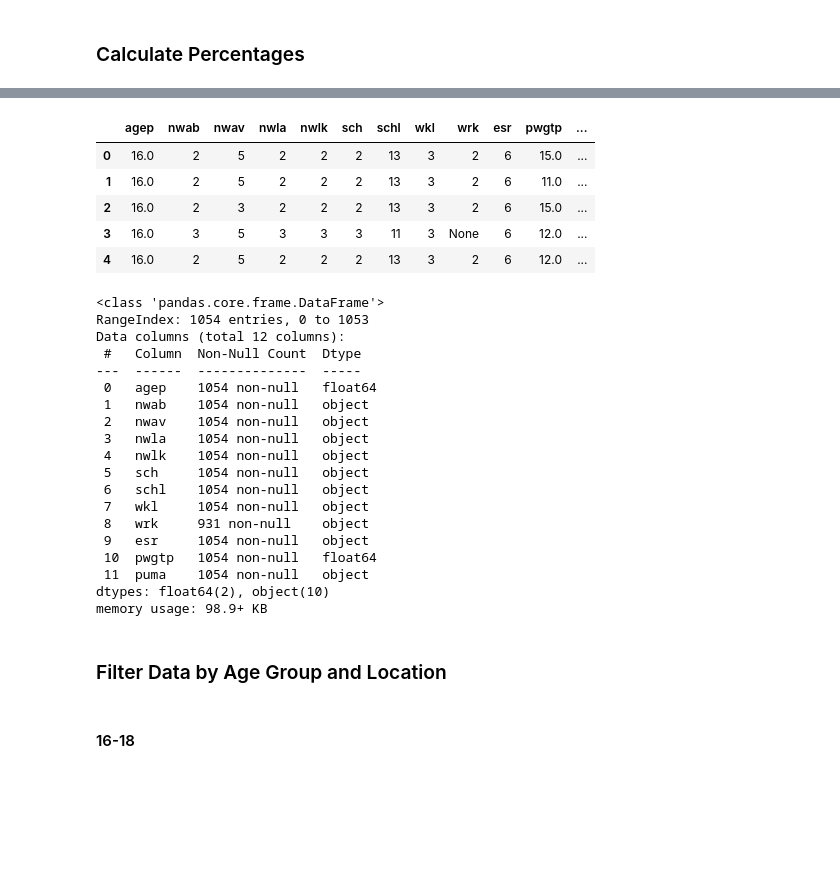
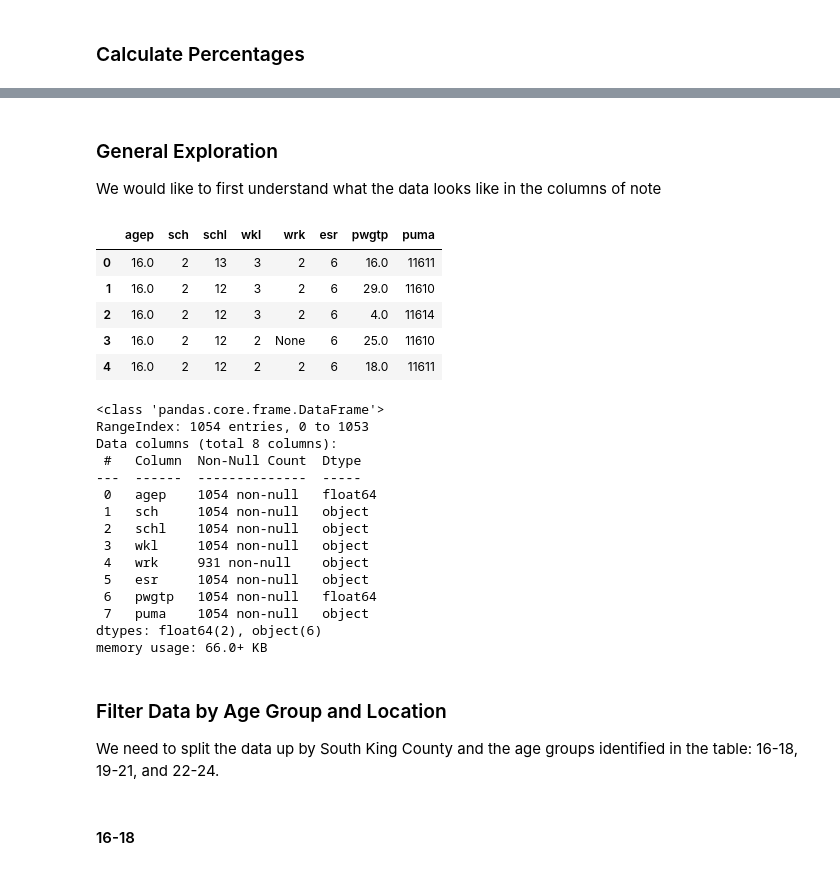
Before and after one commit to chum46/mod-1-project-chicago-seattle-ds-051120, a Jupyter notebook: notebooks/exploratory/07_cm_trend_table_viz.ipynb, the cells around one changed output, grey strips where cells are left out. Cells and saved outputs as stored; diff of their text form; code cells hidden in the pictures; blank space fills up the shorter version.

```diff
--- a/notebooks/exploratory/07_cm_trend_table_viz.ipynb
+++ b/notebooks/exploratory/07_cm_trend_table_viz.ipynb
@@ -57,46 +141,47 @@ def calc_percent (one, two, three, arg_sum, tot1, tot2, tot3, tot_sum):
+# %% [markdown]
+### General Exploration
+
+We would like to first understand what the data looks like in the columns of note
 # %%
 df = pd.read_sql(
     """
-    SELECT agep, nwab, nwav, nwla, nwlk, sch, schl, wkl, wrk, esr, pwgtp, puma
+    SELECT agep, sch, schl, wkl, wrk, esr, pwgtp, puma
     FROM pums_2017
     WHERE puma IN ('11610','11611','11612','11613','11614')
     AND agep >= 16.0
     AND agep <= 18.0
     ORDER BY agep
     """
 , conn)
 df.head()
 # %% [output]
-|  | agep | nwab | nwav | nwla | nwlk | sch | schl | wkl | wrk | esr | pwgtp | ... |
-| 0 | 16.0 | 2 | 5 | 2 | 2 | 2 | 13 | 3 | 2 | 6 | 15.0 | ... |
-| 1 | 16.0 | 2 | 5 | 2 | 2 | 2 | 13 | 3 | 2 | 6 | 11.0 | ... |
-| 2 | 16.0 | 2 | 3 | 2 | 2 | 2 | 13 | 3 | 2 | 6 | 15.0 | ... |
-| 3 | 16.0 | 3 | 5 | 3 | 3 | 3 | 11 | 3 | None | 6 | 12.0 | ... |
-| 4 | 16.0 | 2 | 5 | 2 | 2 | 2 | 13 | 3 | 2 | 6 | 12.0 | ... |
+|  | agep | sch | schl | wkl | wrk | esr | pwgtp | puma |
+| 0 | 16.0 | 2 | 13 | 3 | 2 | 6 | 16.0 | 11611 |
+| 1 | 16.0 | 2 | 12 | 3 | 2 | 6 | 29.0 | 11610 |
+| 2 | 16.0 | 2 | 12 | 3 | 2 | 6 | 4.0 | 11614 |
+| 3 | 16.0 | 2 | 12 | 2 | None | 6 | 25.0 | 11610 |
+| 4 | 16.0 | 2 | 12 | 2 | 2 | 6 | 18.0 | 11611 |
 # %%
 df.info()
 # %% [output]
 <class 'pandas.core.frame.DataFrame'>
 RangeIndex: 1054 entries, 0 to 1053
-Data columns (total 12 columns):
+Data columns (total 8 columns):
  #   Column  Non-Null Count  Dtype
 ---  ------  --------------  -----
  0   agep    1054 non-null   float64
- 1   nwab    1054 non-null   object
- 2   nwav    1054 non-null   object
- 3   nwla    1054 non-null   object
- 4   nwlk    1054 non-null   object
- 5   sch     1054 non-null   object
- 6   schl    1054 non-null   object
- 7   wkl     1054 non-null   object
- 8   wrk     931 non-null    object
- 9   esr     1054 non-null   object
- 10  pwgtp   1054 non-null   float64
- 11  puma    1054 non-null   object
-dtypes: float64(2), object(10)
-memory usage: 98.9+ KB
+ 1   sch     1054 non-null   object
+ 2   schl    1054 non-null   object
+ 3   wkl     1054 non-null   object
+ 4   wrk     931 non-null    object
+ 5   esr     1054 non-null   object
+ 6   pwgtp   1054 non-null   float64
+ 7   puma    1054 non-null   object
+dtypes: float64(2), object(6)
+memory usage: 66.0+ KB
-# %% [markdown]
-### Filter Data by Age Group and Location
+# %% [markdown]
+### Filter Data by Age Group and Location
+We need to split the data up by South King County and the age groups identified in the table: 16-18, 19-21, and 22-24.
 # %% [markdown]
 #### 16-18
 # %%
```
Also changed, not shown: parts of 38 cells of this notebook, 1 other file.
